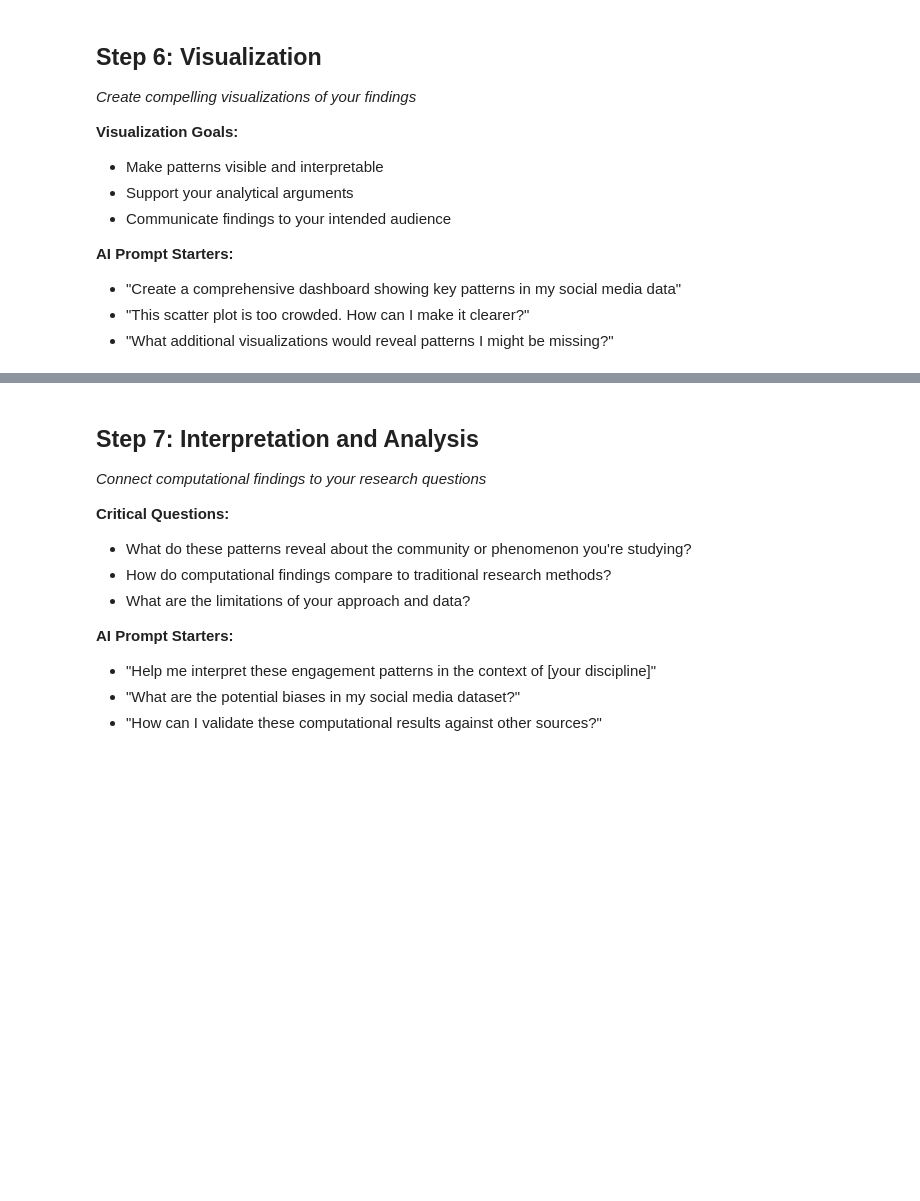
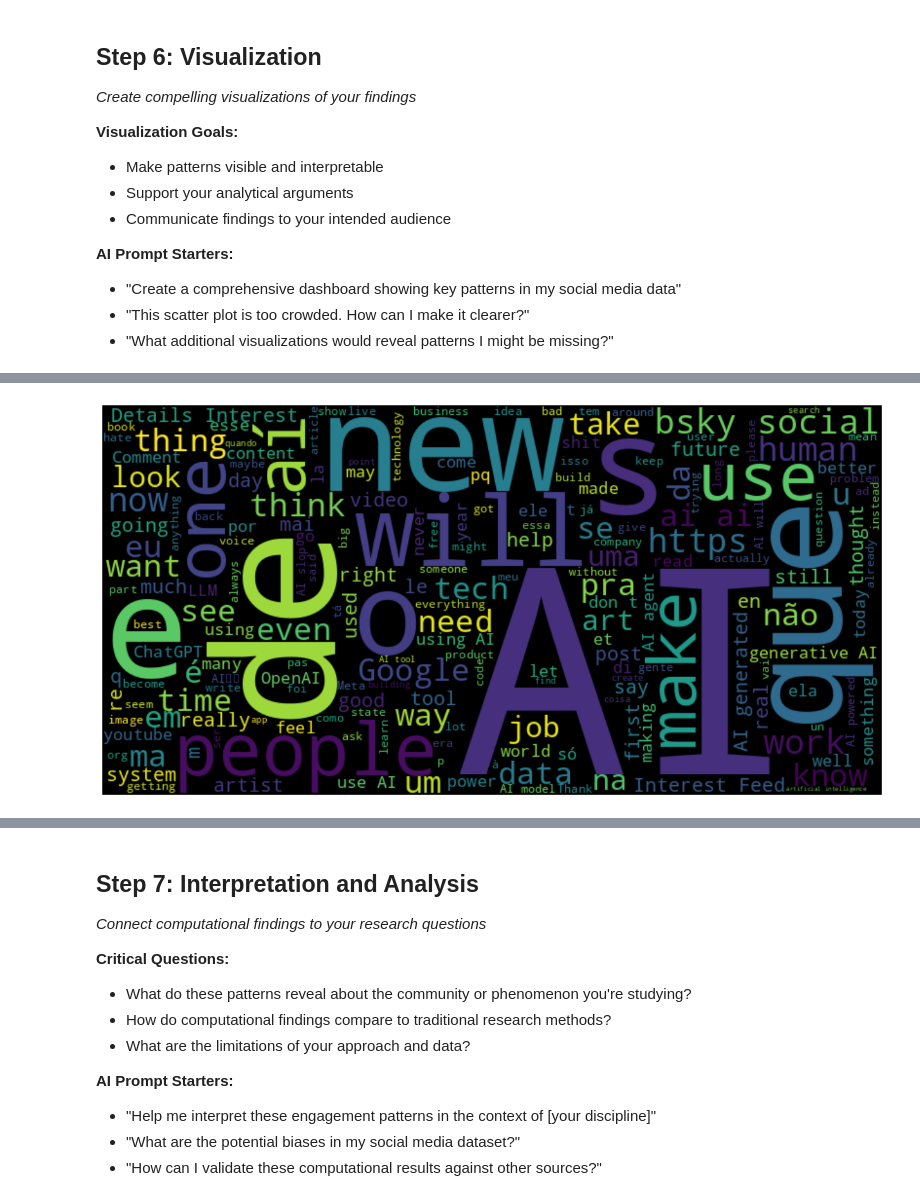
Before and after one commit to AMSUCF/DHProgramming, a Jupyter notebook: Bluesky_Solution.ipynb, the cells around one changed output, grey strips where cells are left out. Cells and saved outputs as stored; diff of their text form; code cells hidden in the pictures; blank space fills up the shorter version.

```diff
--- a/Bluesky_Solution.ipynb
+++ b/Bluesky_Solution.ipynb
@@ -225,3 +499,26 @@ Wrote 1000 rows to /content/ai_posts_flat.csv
 - "Create a comprehensive dashboard showing key patterns in my social media data"
 - "This scatter plot is too crowded. How can I make it clearer?"
 - "What additional visualizations would reveal patterns I might be missing?"
+# %%
+# Install necessary library
+!pip install wordcloud
+
+import pandas as pd
+from wordcloud import WordCloud
+import matplotlib.pyplot as plt
+
+# Load the saved posts CSV
+df = pd.read_csv('/content/ai_posts_flat.csv')
+
+# Combine all post text into one string
+text = ' '.join(df['post_text'].dropna().astype(str))
+
+# Generate the word cloud
+wc = WordCloud(width=800, height=400).generate(text)
+
+# Display the word cloud
+plt.figure(figsize=(16, 8))
+plt.imshow(wc, interpolation='bilinear')
+plt.axis('off')
+plt.show()
+# %% [output]
@@ -227,0 +537 @@ Wrote 1000 rows to /content/ai_posts_flat.csv
+[figure, added]
```
Also changed, not shown: parts of 17 cells of this notebook.
